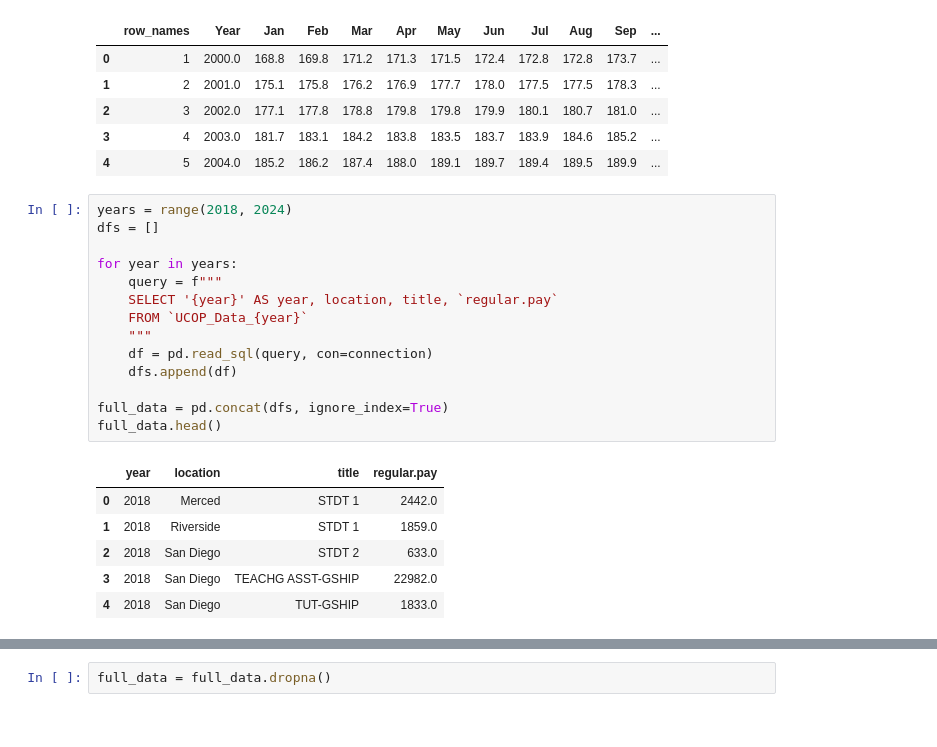
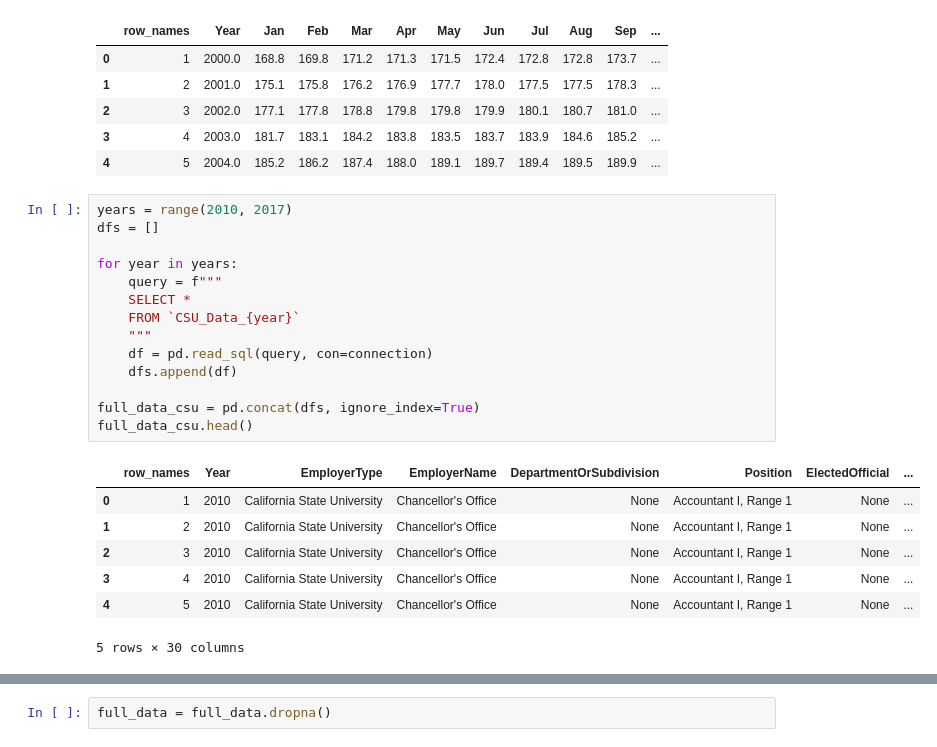
Before and after one commit to nilsberzins/stat-405-final, a Jupyter notebook: EDA405.ipynb, the cells around one changed output, grey strips where cells are left out. Cells and saved outputs as stored; diff of their text form.

```diff
--- a/EDA405.ipynb
+++ b/EDA405.ipynb
@@ -110,23 +113,24 @@ inflation_df.head()
 | 3 | 4 | 2003.0 | 181.7 | 183.1 | 184.2 | 183.8 | 183.5 | 183.7 | 183.9 | 184.6 | 185.2 | ... |
 | 4 | 5 | 2004.0 | 185.2 | 186.2 | 187.4 | 188.0 | 189.1 | 189.7 | 189.4 | 189.5 | 189.9 | ... |
 # %%
-years = range(2018, 2024)
+years = range(2010, 2017)
 dfs = []
 
 for year in years:
     query = f"""
-    SELECT '{year}' AS year, location, title, `regular.pay`
-    FROM `UCOP_Data_{year}`
+    SELECT *
+    FROM `CSU_Data_{year}`
     """
     df = pd.read_sql(query, con=connection)
     dfs.append(df)
 
-full_data = pd.concat(dfs, ignore_index=True)
-full_data.head()
+full_data_csu = pd.concat(dfs, ignore_index=True)
+full_data_csu.head()
 # %% [output]
-|  | year | location | title | regular.pay |
-| 0 | 2018 | Merced | STDT 1 | 2442.0 |
-| 1 | 2018 | Riverside | STDT 1 | 1859.0 |
-| 2 | 2018 | San Diego | STDT 2 | 633.0 |
-| 3 | 2018 | San Diego | TEACHG ASST-GSHIP | 22982.0 |
-| 4 | 2018 | San Diego | TUT-GSHIP | 1833.0 |
+|  | row_names | Year | EmployerType | EmployerName | DepartmentOrSubdivision | Position | ElectedOfficial | ... |
+| 0 | 1 | 2010 | California State University | Chancellor's Office | None | Accountant I, Range 1 | None | ... |
+| 1 | 2 | 2010 | California State University | Chancellor's Office | None | Accountant I, Range 1 | None | ... |
+| 2 | 3 | 2010 | California State University | Chancellor's Office | None | Accountant I, Range 1 | None | ... |
+| 3 | 4 | 2010 | California State University | Chancellor's Office | None | Accountant I, Range 1 | None | ... |
+| 4 | 5 | 2010 | California State University | Chancellor's Office | None | Accountant I, Range 1 | None | ... |
+5 rows × 30 columns
```
Also changed, not shown: parts of 29 cells of this notebook.
